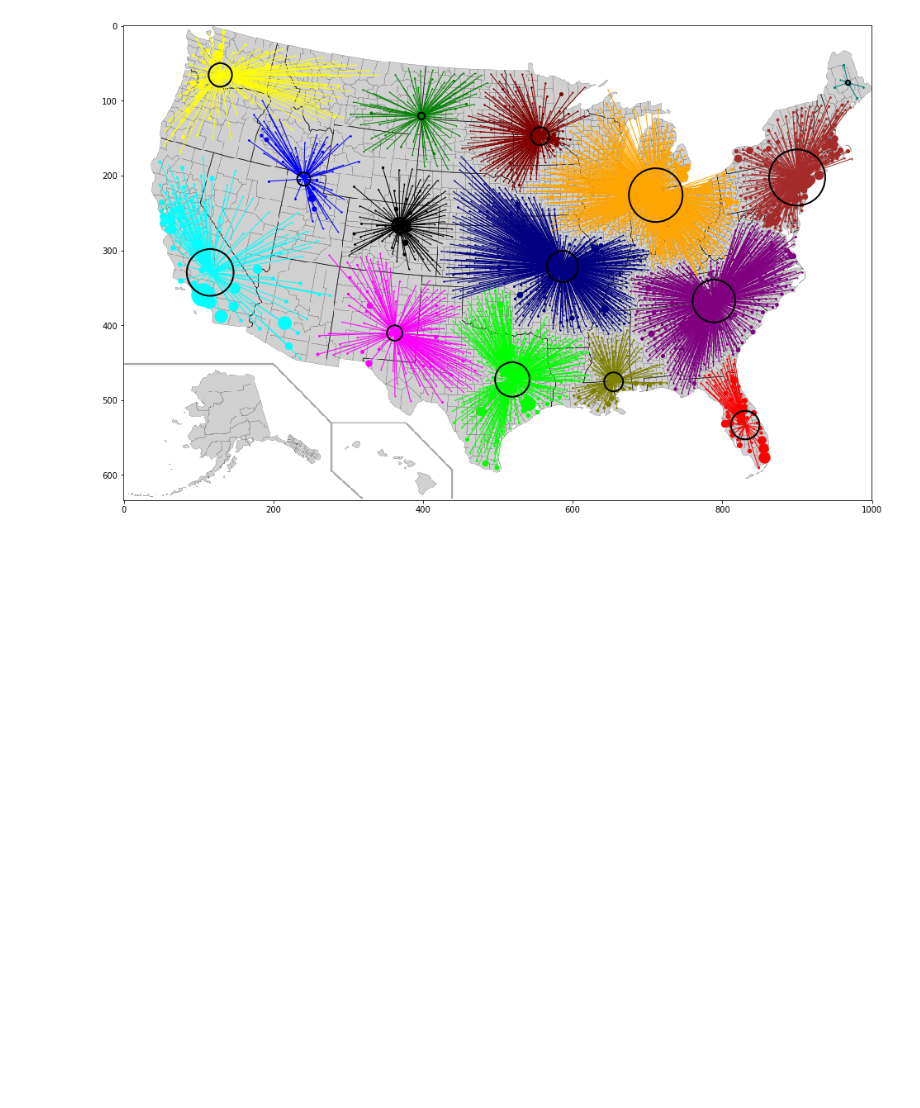
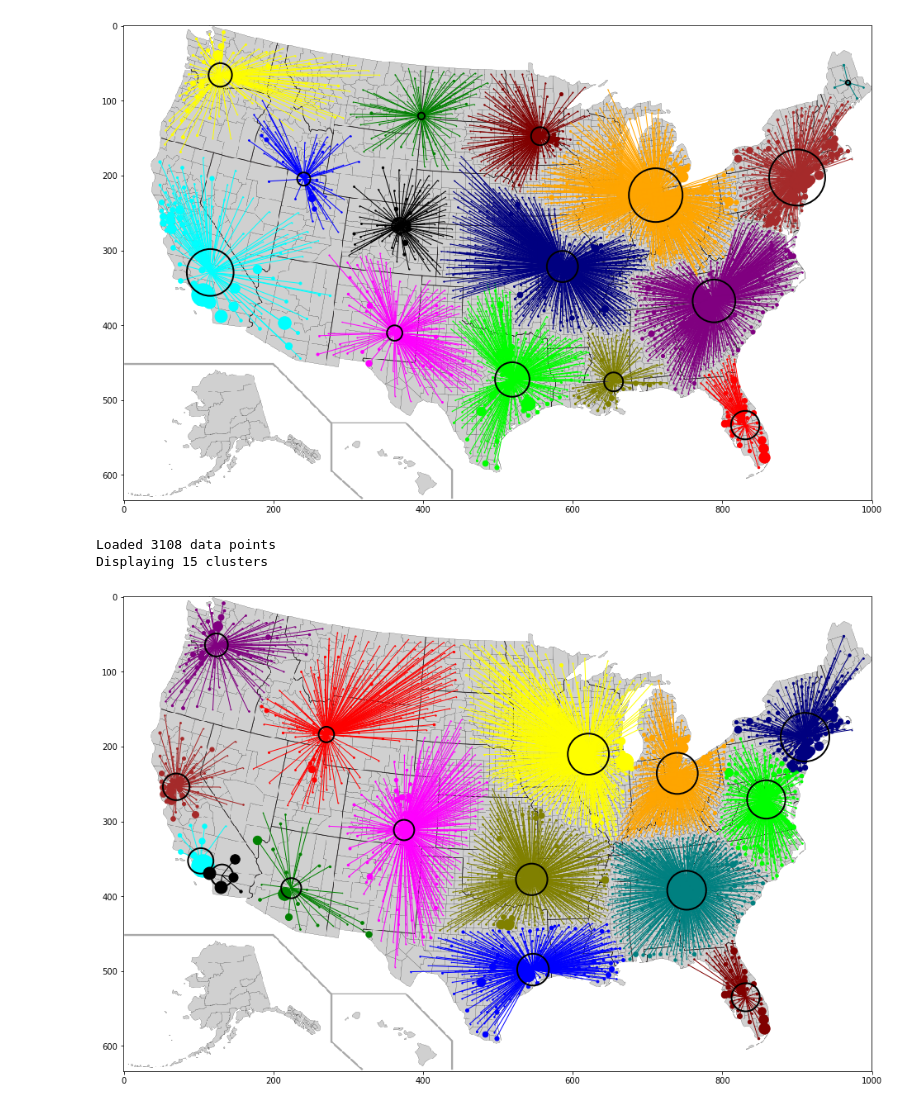
Before and after one commit to xuedong/codebooks, a Jupyter notebook: clustering/clustering.ipynb, the cells around one changed output. Drawn from its saved outputs; the diff is of its cells as text; code cells hidden in the pictures; blank space fills up the shorter version.

Commit message:
Updated the clustering notebook.

```diff
--- a/clustering/clustering.ipynb
+++ b/clustering/clustering.ipynb
@@ -58,0 +57,12 @@ visualize(viz.DATA_3108_URL)
+# %%
+visualize(viz.DATA_3108_URL, lambda x: algos.kmeans_clustering(x, 15, 5))
+plt.show()
+# Suppose that we have n input clusters. Each call to the fast_closest_pair will cost roughly O(n*log(n)),
+# thus the time complexity for hierarchical clustering will be O(n²*log(n)).
+# On the other hand, if the number of output clusters is fixed to be a small number k,
+# then the time complexity of k-means clustering will be O(n).
+# In conclusion: k-means is faster than hierarchical clustering.
+# %% [output]
+Loaded 3108 data points
+Displaying 15 clusters
+[figure, added]
```
Also changed, not shown: parts of 13 cells of this notebook.
